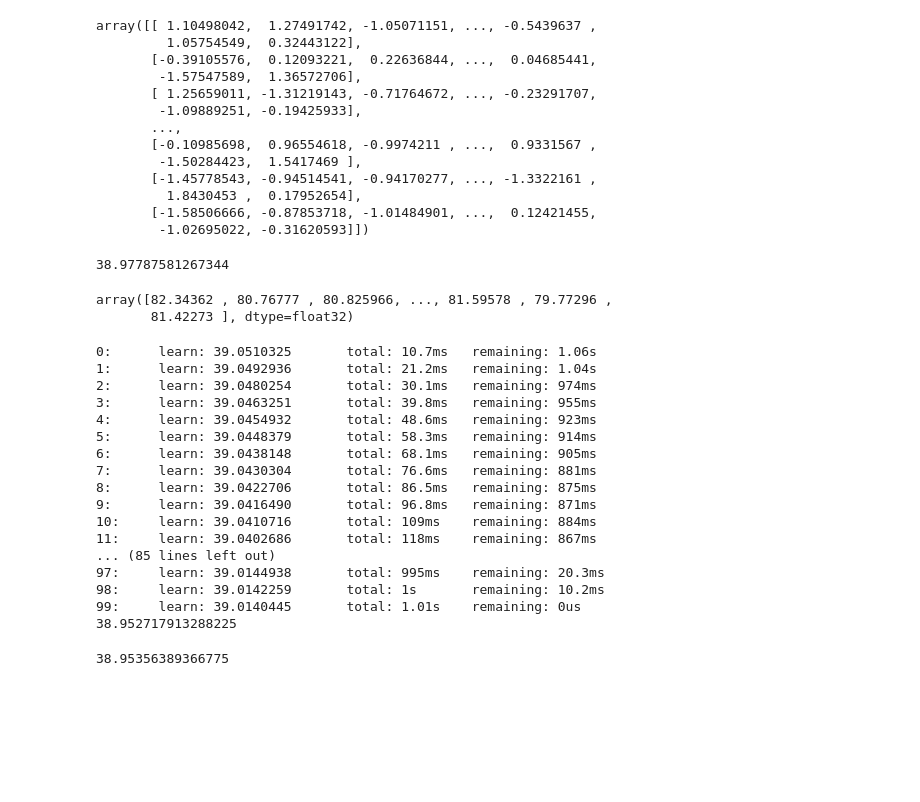
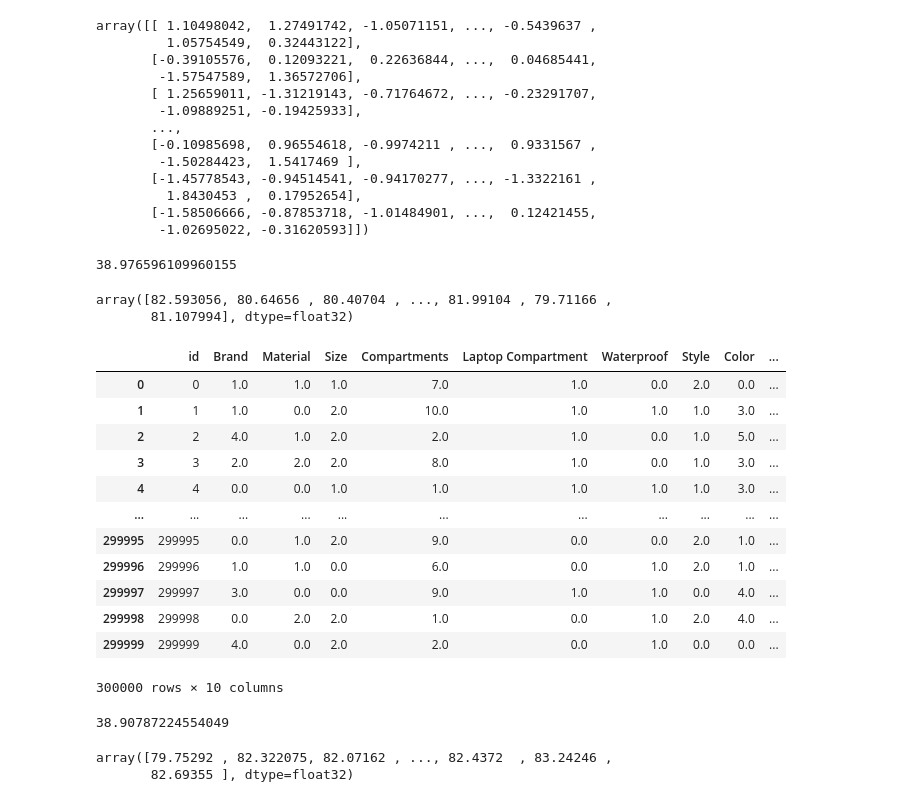
Before and after one commit to Keroshi/Kaggle-Backpack-Prediction-Challenge, a Jupyter notebook: training_XGB.ipynb, the cells around one changed output. Cells and saved outputs as stored; diff of their text form; code cells hidden in the pictures; blank space fills up the shorter version.

```diff
--- a/training_XGB.ipynb
+++ b/training_XGB.ipynb
@@ -146,49 +145,30 @@ X_pca = pca.transform(scaled_data)
 X_train, X_test, y_train, y_test = train_test_split(X_pca, target, test_size=0.2, random_state=42)
 # %%
 # Create a XGBoost Classifier
-clf = XGBRegressor(n_estimators=1000, learning_rate=0.01, max_depth=6, random_state=21)
+clf = XGBRegressor(n_estimators=10000, learning_rate=0.001, max_depth=6, random_state=42)
 clf.fit(X_train, y_train)
 predictions = clf.predict(X_test)
 squared_error = root_mean_squared_error(y_test, predictions)
 print(squared_error)
 predictions
 # %% [output]
-38.97787581267344
+38.976596109960155
-array([82.34362 , 80.76777 , 80.825966, ..., 81.59578 , 79.77296 ,
-       81.42273 ], dtype=float32)
+array([82.593056, 80.64656 , 80.40704 , ..., 81.99104 , 79.71166 ,
+       81.107994], dtype=float32)
 # %%
-from catboost import CatBoostRegressor
-
-model = CatBoostRegressor(n_estimators=100, learning_rate=0.1, max_depth=3, random_state=42)
-model.fit(X_train, y_train)
-y_pred = model.predict(X_test)
-mean = root_mean_squared_error(y_test, y_pred)
-print(mean)
+%store -r data
+data
 # %% [output]
+|  | id | Brand | Material | Size | Compartments | Laptop Compartment | Waterproof | Style | Color | ... |
+| 0 | 0 | 1.0 | 1.0 | 1.0 | 7.0 | 1.0 | 0.0 | 2.0 | 0.0 | ... |
+| 1 | 1 | 1.0 | 0.0 | 2.0 | 10.0 | 1.0 | 1.0 | 1.0 | 3.0 | ... |
+| 2 | 2 | 4.0 | 1.0 | 2.0 | 2.0 | 1.0 | 0.0 | 1.0 | 5.0 | ... |
+| 3 | 3 | 2.0 | 2.0 | 2.0 | 8.0 | 1.0 | 0.0 | 1.0 | 3.0 | ... |
+| 4 | 4 | 0.0 | 0.0 | 1.0 | 1.0 | 1.0 | 1.0 | 1.0 | 3.0 | ... |
+| ... | ... | ... | ... | ... | ... | ... | ... | ... | ... | ... |
+| 299995 | 299995 | 0.0 | 1.0 | 2.0 | 9.0 | 0.0 | 0.0 | 2.0 | 1.0 | ... |
+| 299996 | 299996 | 1.0 | 1.0 | 0.0 | 6.0 | 0.0 | 1.0 | 2.0 | 1.0 | ... |
+| 299997 | 299997 | 3.0 | 0.0 | 0.0 | 9.0 | 1.0 | 1.0 | 0.0 | 4.0 | ... |
+| 299998 | 299998 | 0.0 | 2.0 | 2.0 | 1.0 | 0.0 | 1.0 | 2.0 | 4.0 | ... |
+| 299999 | 299999 | 4.0 | 0.0 | 2.0 | 2.0 | 0.0 | 1.0 | 0.0 | 0.0 | ... |
-0:      learn: 39.0510325       total: 10.7ms   remaining: 1.06s
-1:      learn: 39.0492936       total: 21.2ms   remaining: 1.04s
-2:      learn: 39.0480254       total: 30.1ms   remaining: 974ms
-3:      learn: 39.0463251       total: 39.8ms   remaining: 955ms
-4:      learn: 39.0454932       total: 48.6ms   remaining: 923ms
-5:      learn: 39.0448379       total: 58.3ms   remaining: 914ms
-6:      learn: 39.0438148       total: 68.1ms   remaining: 905ms
-7:      learn: 39.0430304       total: 76.6ms   remaining: 881ms
-8:      learn: 39.0422706       total: 86.5ms   remaining: 875ms
-9:      learn: 39.0416490       total: 96.8ms   remaining: 871ms
-10:     learn: 39.0410716       total: 109ms    remaining: 884ms
-11:     learn: 39.0402686       total: 118ms    remaining: 867ms
-... (85 lines left out)
-97:     learn: 39.0144938       total: 995ms    remaining: 20.3ms
-98:     learn: 39.0142259       total: 1s       remaining: 10.2ms
-99:     learn: 39.0140445       total: 1.01s    remaining: 0us
-38.952717913288225
+300000 rows × 10 columns
-# %%
-from sklearn.ensemble import RandomForestRegressor
-
-model = RandomForestRegressor(n_estimators=100, max_depth=5, random_state=42)
-model.fit(X_train, y_train)
-y_pred = model.predict(X_test)
-mean = root_mean_squared_error(y_test, y_pred)
-print(mean)
-# %% [output]
-38.95356389366775
@@ -194,0 +178,12 @@ print(mean)
+# %%
+# Create a XGBoost Classifier
+clf = XGBRegressor(n_estimators=10000, learning_rate=0.001, max_depth=5, random_state=42)
+clf.fit(X_train, y_train)
+predictions = clf.predict(X_test)
+squared_error = root_mean_squared_error(y_test, predictions)
+print(squared_error)
+predictions
+# %% [output]
+38.90787224554049
+array([79.75292 , 82.322075, 82.07162 , ..., 82.4372  , 83.24246 ,
+       82.69355 ], dtype=float32)
```
Also changed, not shown: parts of 4 cells of this notebook, 7 other files.
